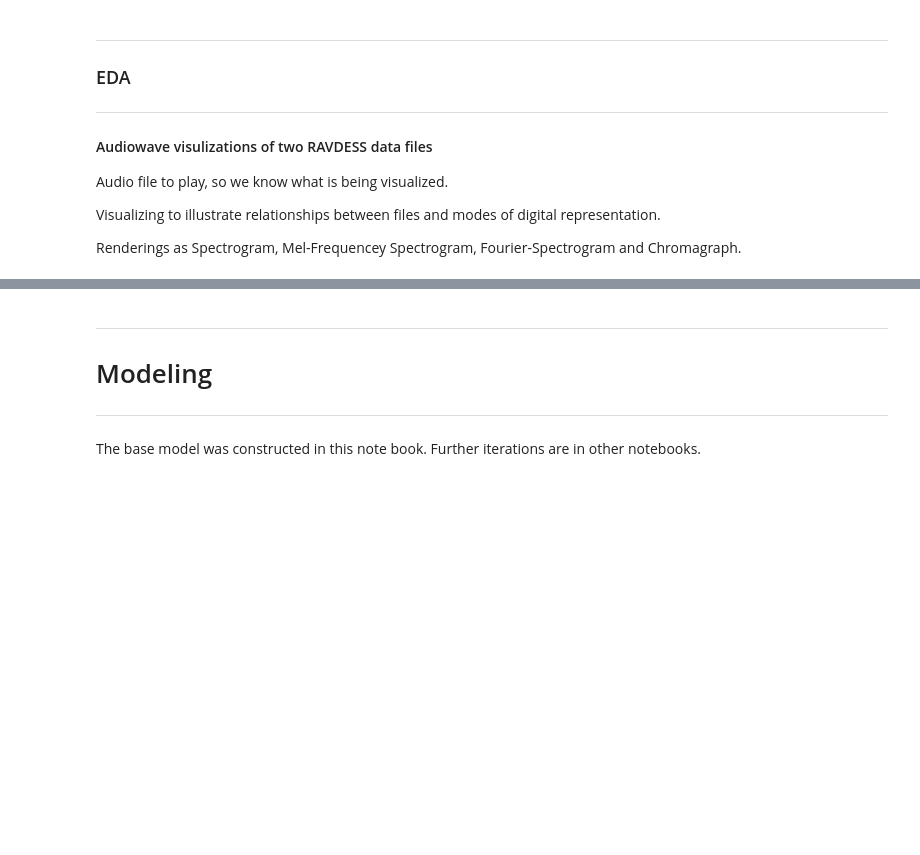
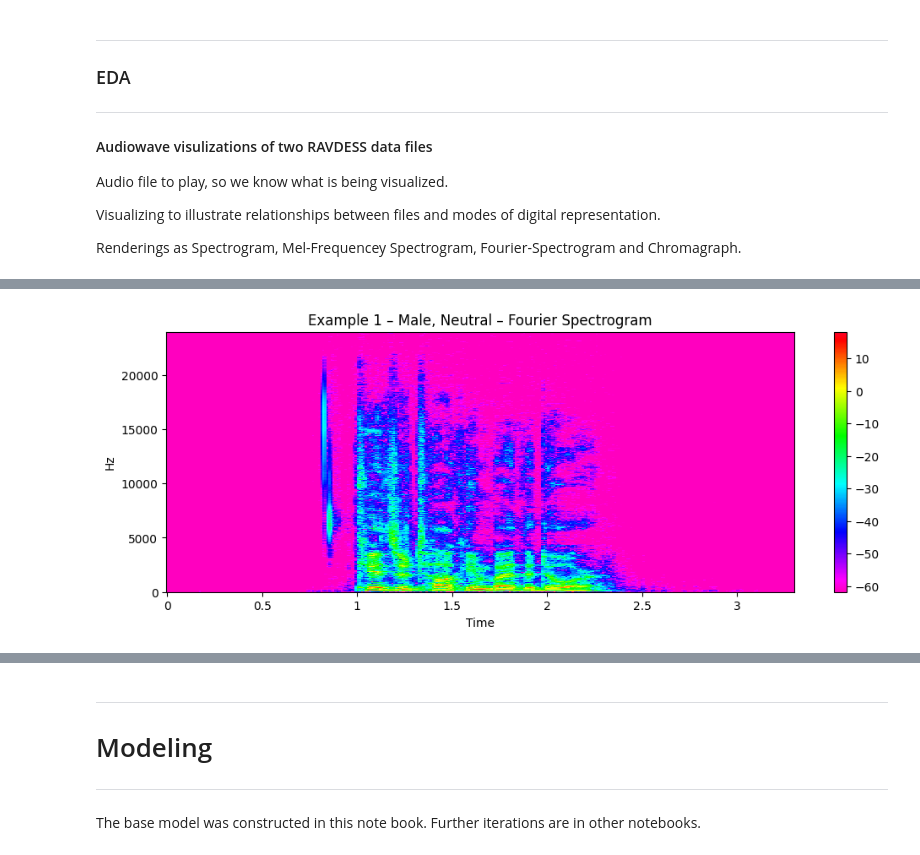
Before and after one commit to AugustAllYear/Emotion-Voice-Recognition, a Jupyter notebook: 01_EDA_Dataset_prep_firstModel.ipynb, the cells around one changed output, grey strips where cells are left out. Cells and saved outputs as stored; diff of their text form; code cells hidden in the pictures; blank space fills up the shorter version.

```diff
--- a/01_EDA_Dataset_prep_firstModel.ipynb
+++ b/01_EDA_Dataset_prep_firstModel.ipynb
@@ -140,15 +136,15 @@ plt.savefig('Example_1_Male_Mel_Spectrogram_Neutral.png')
 # %%
-# Convert with Fourier transform
-y_a = librosa.stft(y)
-y_a_ft = librosa.amplitude_to_db(abs(y_a))
+stft = librosa.stft(y1)
+stft_db = librosa.amplitude_to_db(abs(stft))
 
-# Plot
 plt.figure(figsize=(12, 4))
-librosa.display.specshow(y_a_ft, sr=sr,x_axis='time', y_axis='hz', cmap = 'gist_rainbow_r')
-plt.title('Example 1 Male Fourier Spectrogram Emotion: Neutral')
-plt.colorbar();
-
-plt.savefig('Example_1_Male_Actor_1_Fourier_Spectrogram_Neutral.png')
+librosa.display.specshow(stft_db, sr=sr, x_axis='time', y_axis='hz', cmap='gist_rainbow_r')
+plt.title('Example 1 – Male, Neutral – Fourier Spectrogram')
+plt.colorbar()
+plt.savefig('Example_1_Male_Fourier_Spectrogram_Neutral.png')
+plt.show()
+# %% [output]
+[figure, added]
 # %%
 plt.figure(figsize=(12, 4))
 librosa.display.waveshow(y2, sr=sr)
```
Also changed, not shown: parts of 69 cells of this notebook, 28 other files.
